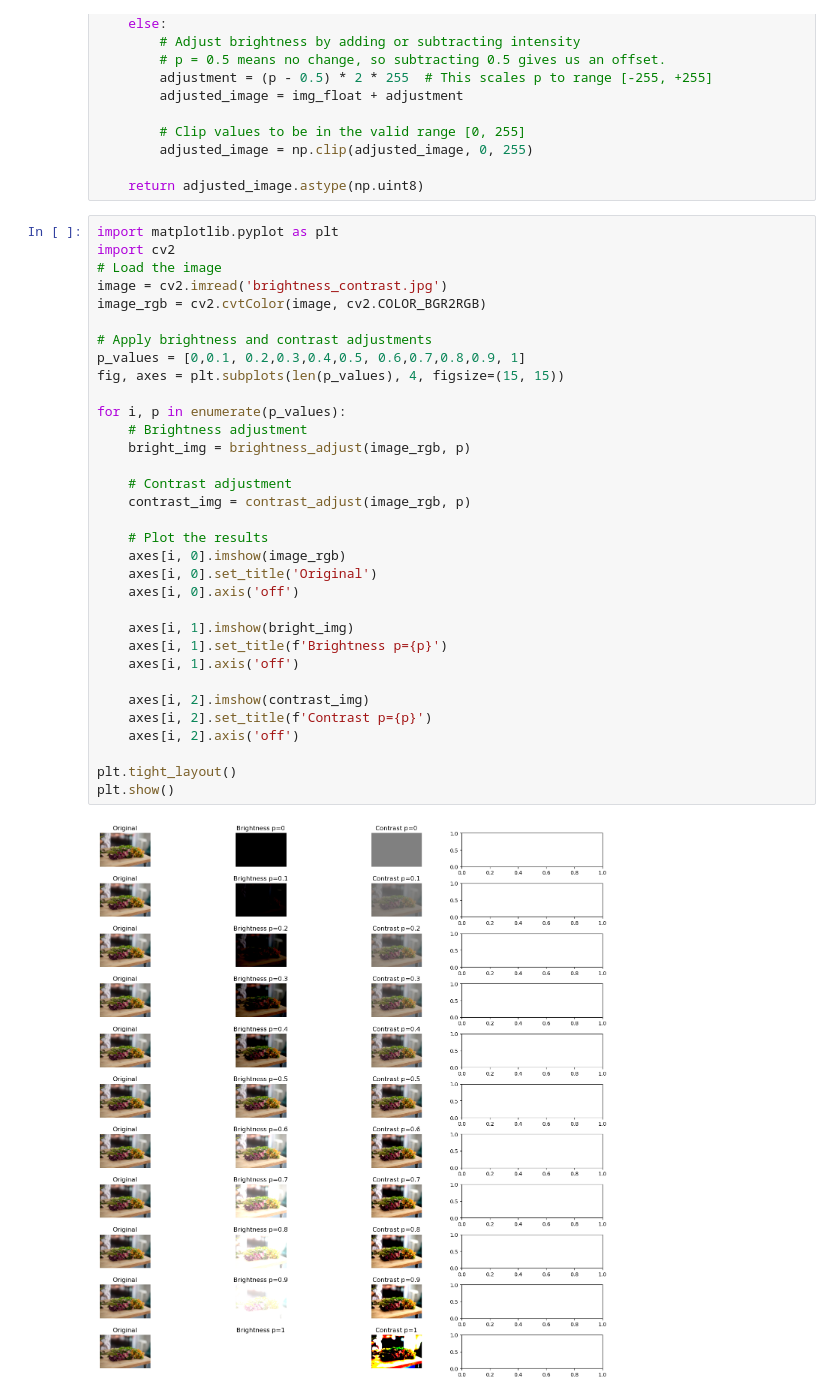
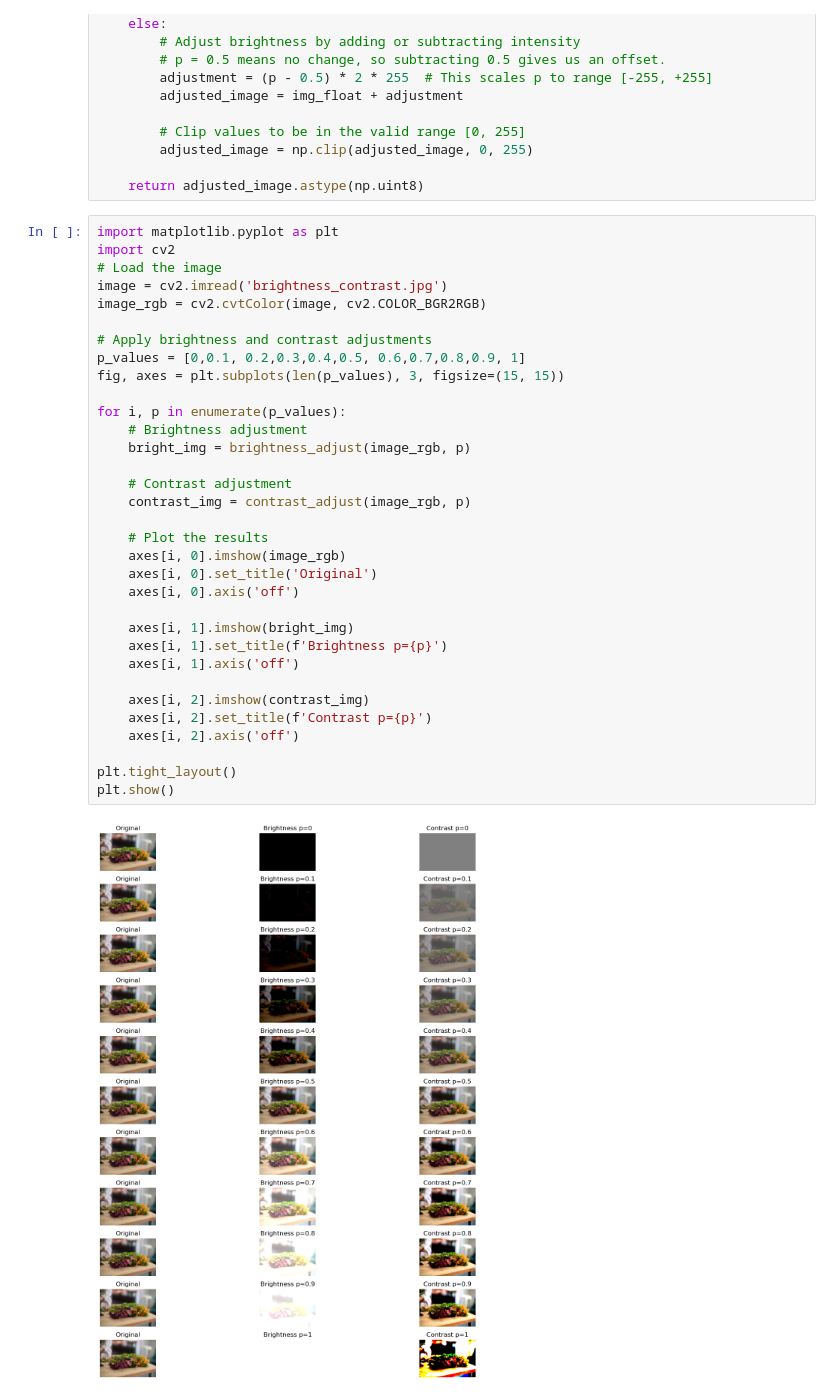
Before and after one commit to bhikshapathi-iisc/IISC_MASTERS_WORK, a Jupyter notebook: IISC-1st SEM/DIP/DIP-ASSIGNMENT-2/ASSIGNMENT-2.ipynb, the cells around one changed output. Saved outputs shown, nothing was run; the diff lists cells and outputs as text.

```diff
--- a/IISC-1st SEM/DIP/DIP-ASSIGNMENT-2/ASSIGNMENT-2.ipynb
+++ b/IISC-1st SEM/DIP/DIP-ASSIGNMENT-2/ASSIGNMENT-2.ipynb
@@ -316,32 +316,32 @@ import cv2
 # Load the image
 image = cv2.imread('brightness_contrast.jpg')
 image_rgb = cv2.cvtColor(image, cv2.COLOR_BGR2RGB)
 
 # Apply brightness and contrast adjustments
 p_values = [0,0.1, 0.2,0.3,0.4,0.5, 0.6,0.7,0.8,0.9, 1]
-fig, axes = plt.subplots(len(p_values), 4, figsize=(15, 15))
+fig, axes = plt.subplots(len(p_values), 3, figsize=(15, 15))
 
 for i, p in enumerate(p_values):
     # Brightness adjustment
     bright_img = brightness_adjust(image_rgb, p)
 
     # Contrast adjustment
     contrast_img = contrast_adjust(image_rgb, p)
 
     # Plot the results
     axes[i, 0].imshow(image_rgb)
     axes[i, 0].set_title('Original')
     axes[i, 0].axis('off')
 
     axes[i, 1].imshow(bright_img)
     axes[i, 1].set_title(f'Brightness p={p}')
     axes[i, 1].axis('off')
 
     axes[i, 2].imshow(contrast_img)
     axes[i, 2].set_title(f'Contrast p={p}')
     axes[i, 2].axis('off')
 
 plt.tight_layout()
 plt.show()
 # %% [output]
-[figure, old version]
+[figure, new version]
```
Also changed, not shown: 23 other files.
